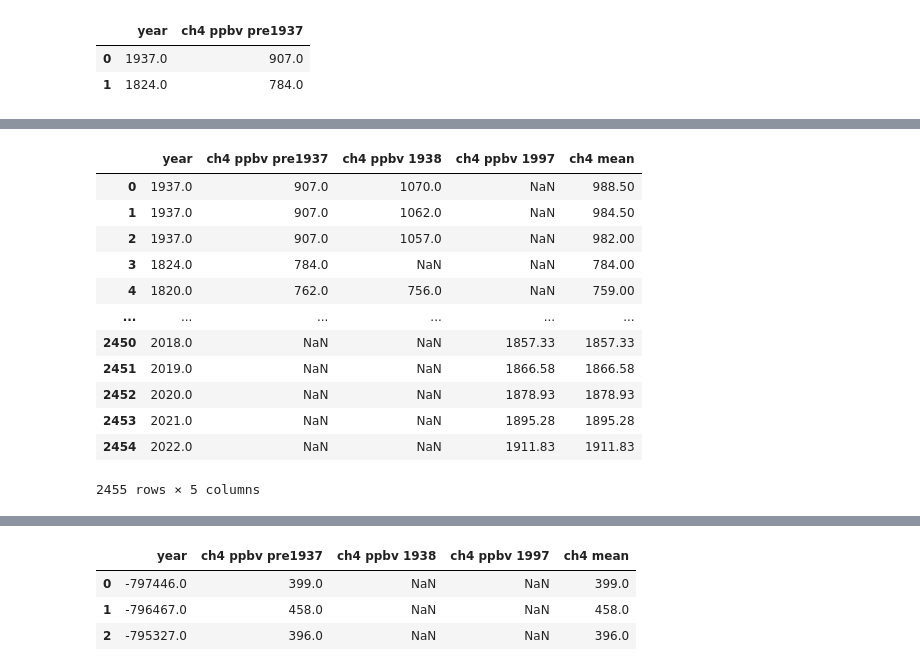
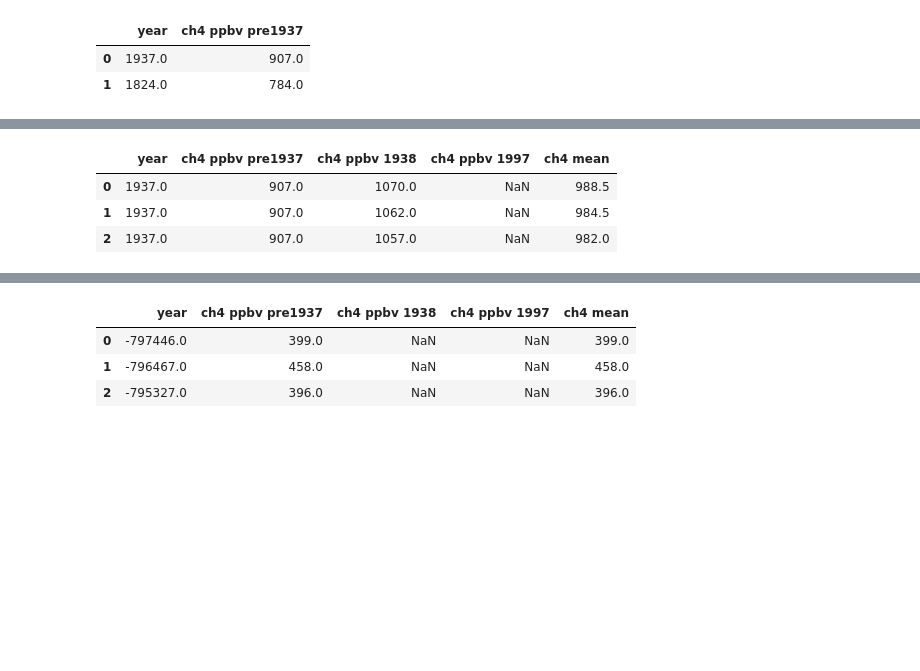
Before and after one commit to nurbujang/2progdaw23, a Jupyter notebook: project2.ipynb, the cells around one changed output, grey strips where cells are left out. Cells and saved outputs as stored; diff of their text form; code cells hidden in the pictures; blank space fills up the shorter version.

```diff
--- a/project2.ipynb
+++ b/project2.ipynb
@@ -911,18 +869,9 @@ df_ch4_all_0_2
 # %%
 ch4_columns = [c for c in df_ch4_all_0_2.columns if c.startswith('ch4')]
 df_ch4_all_0_2['ch4 mean'] = df_ch4_all_0_2[ch4_columns].mean(axis=1)
-df_ch4_all_0_2
+df_ch4_all_0_2.head(3)
 # %% [output]
 |  | year | ch4 ppbv pre1937 | ch4 ppbv 1938 | ch4 ppbv 1997 | ch4 mean |
-| 0 | 1937.0 | 907.0 | 1070.0 | NaN | 988.50 |
-| 1 | 1937.0 | 907.0 | 1062.0 | NaN | 984.50 |
-| 2 | 1937.0 | 907.0 | 1057.0 | NaN | 982.00 |
-| 3 | 1824.0 | 784.0 | NaN | NaN | 784.00 |
-| 4 | 1820.0 | 762.0 | 756.0 | NaN | 759.00 |
-| ... | ... | ... | ... | ... | ... |
-| 2450 | 2018.0 | NaN | NaN | 1857.33 | 1857.33 |
-| 2451 | 2019.0 | NaN | NaN | 1866.58 | 1866.58 |
-| 2452 | 2020.0 | NaN | NaN | 1878.93 | 1878.93 |
-| 2453 | 2021.0 | NaN | NaN | 1895.28 | 1895.28 |
-| 2454 | 2022.0 | NaN | NaN | 1911.83 | 1911.83 |
+| 0 | 1937.0 | 907.0 | 1070.0 | NaN | 988.5 |
+| 1 | 1937.0 | 907.0 | 1062.0 | NaN | 984.5 |
+| 2 | 1937.0 | 907.0 | 1057.0 | NaN | 982.0 |
-2455 rows × 5 columns
```
Also changed, not shown: parts of 27 cells of this notebook, 5 other files.
